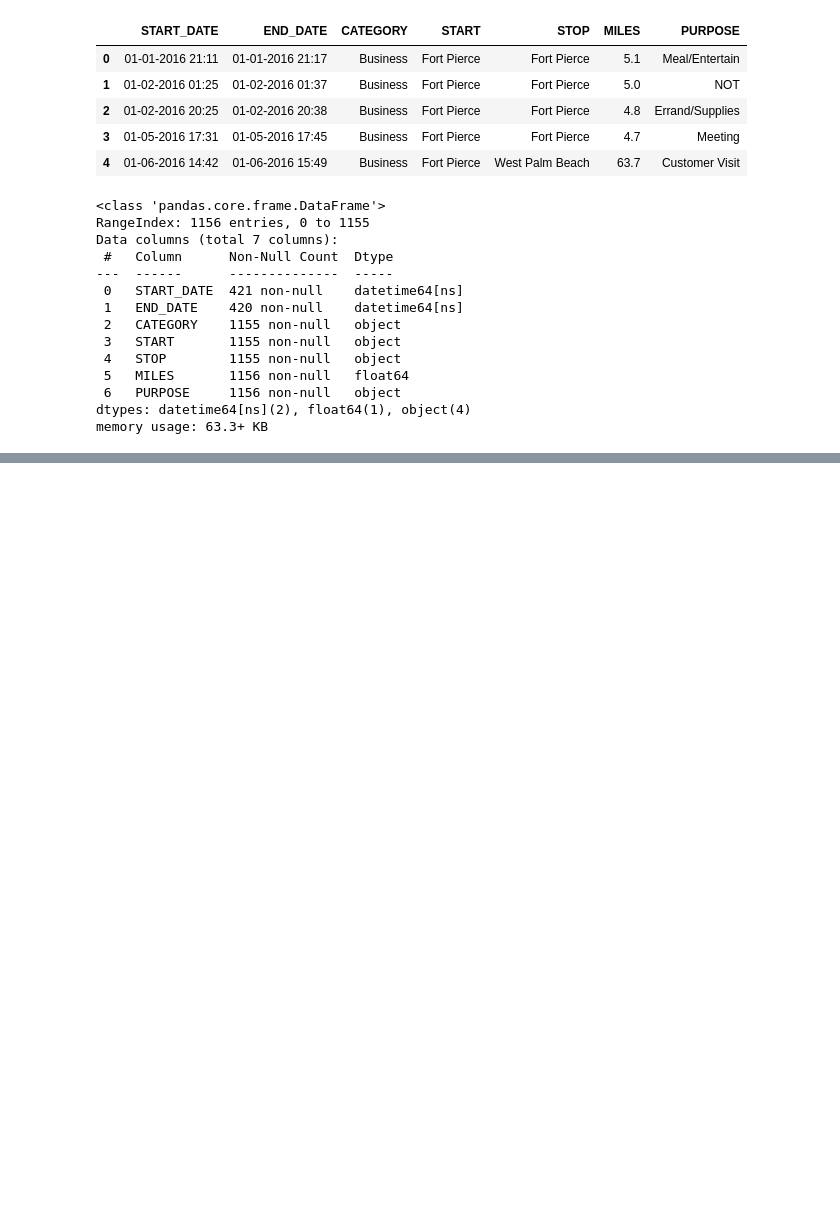
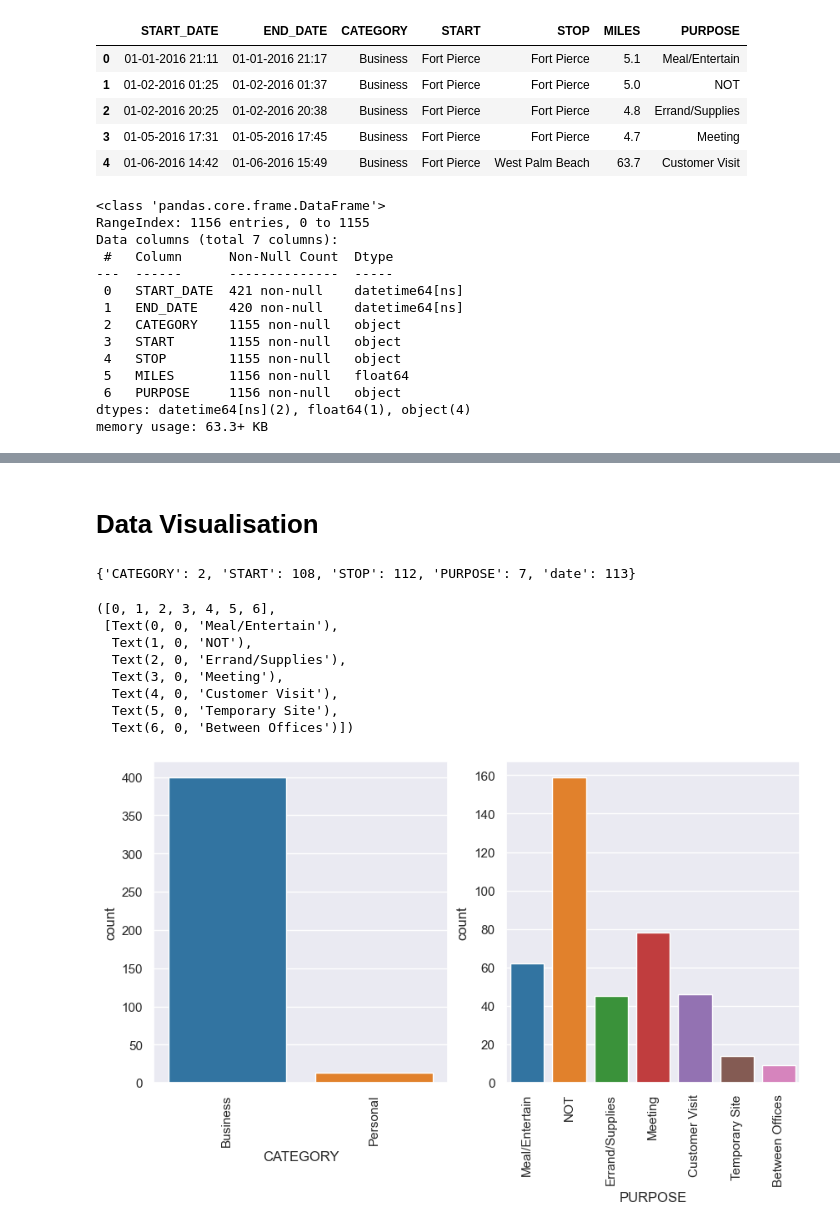
Before and after one commit to harizzzzz/Uber-Ride-Analysis, a Jupyter notebook: uber-rides-EDA.ipynb, the cells around one changed output, grey strips where cells are left out. Saved outputs shown, nothing was run; the diff lists cells and outputs as text; code cells hidden in the pictures; blank space fills up the shorter version.

Commit message:
add some visualisations and preprocessing

```diff
--- a/uber-rides-EDA.ipynb
+++ b/uber-rides-EDA.ipynb
@@ -80,0 +97,4 @@ dataset['date-night']=pd.cut(x=dataset['time'], #bins means [0~10=morning],[10~1
+# %%
+# dropping rows with null values
+dataset.dropna(inplace=True)
+dataset.info()
@@ -80,0 +119,4 @@ dataset['date-night']=pd.cut(x=dataset['time'], #bins means [0~10=morning],[10~1
+# %%
+# dropping columns with duplicates
+dataset.drop_duplicates(inplace=True)
+dataset.info()
@@ -80,0 +141,40 @@ dataset['date-night']=pd.cut(x=dataset['time'], #bins means [0~10=morning],[10~1
+# %% [markdown]
+# Data Visualisation
+# %%
+# check the unique values in dataset of columns with the datatype "object"-as you can see from dataset.info()
+
+obj=(dataset.dtypes == 'object')
+object_cols=list(obj[obj].index)
+
+# create a dict
+unique_values={}
+
+#find number of unique values in each column
+for col in object_cols:
+    unique_values[col]=dataset[col].unique().size
+unique_values
+# %% [output]
+{'CATEGORY': 2, 'START': 108, 'STOP': 112, 'PURPOSE': 7, 'date': 113}
+# %%
+#using matplotlib and seaborn library to create countplot for CATEGORY and PURPOSE columns.
+sns.set_theme()
+plt.figure(figsize=(10,5))
+
+#1 row, 2 columns, 1st plot
+plt.subplot(1,2,1)
+sns.countplot(x='CATEGORY', data=dataset, palette='tab10', stat='count')
+plt.xticks(rotation=90) #draw x-axis label to be 90 degress rotated
+
+plt.subplot(1,2,2)
+sns.countplot(x=dataset['PURPOSE'], palette='tab10')
+plt.xticks(rotation=90)
+# %% [output]
+([0, 1, 2, 3, 4, 5, 6],
+ [Text(0, 0, 'Meal/Entertain'),
+  Text(1, 0, 'NOT'),
+  Text(2, 0, 'Errand/Supplies'),
+  Text(3, 0, 'Meeting'),
+  Text(4, 0, 'Customer Visit'),
+  Text(5, 0, 'Temporary Site'),
+  Text(6, 0, 'Between Offices')])
+[figure, added]
```
Also changed, not shown: parts of 10 cells of this notebook.
